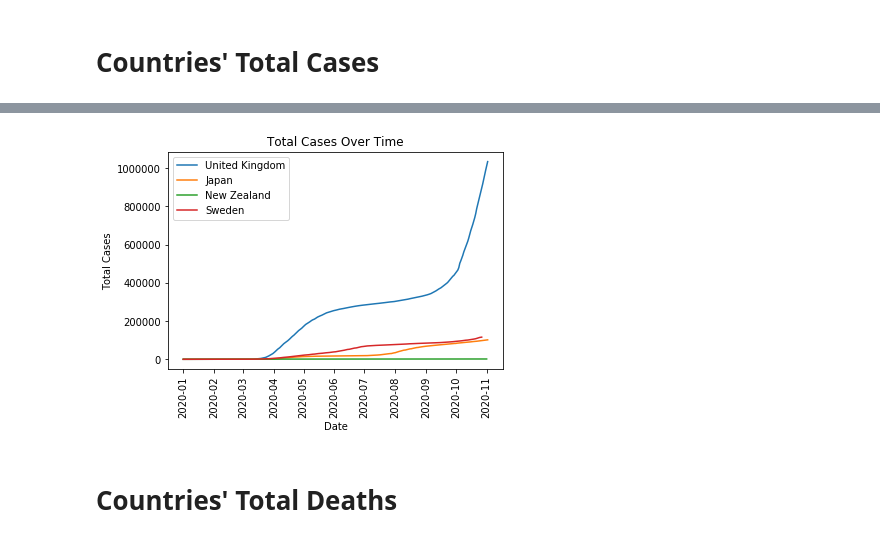
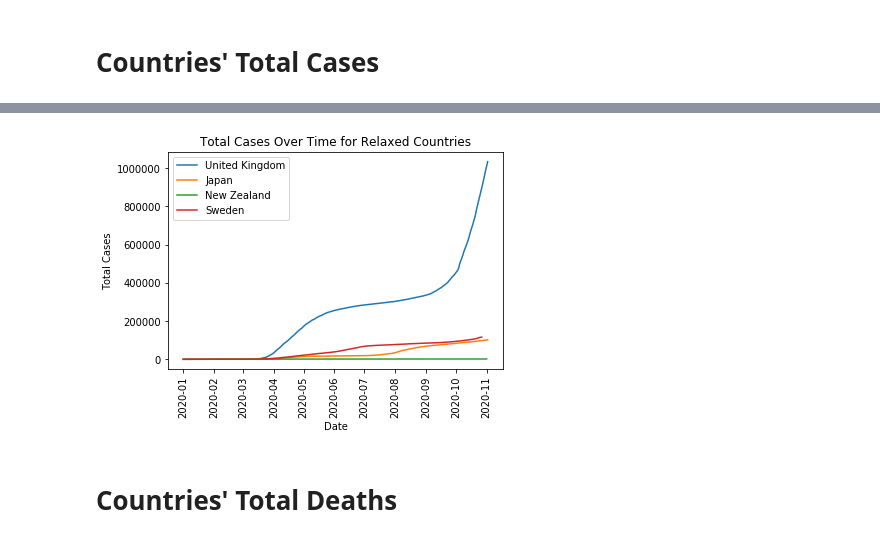
Before and after one commit to rejane-b/Project_1, a Jupyter notebook: Daily_Cases_Total_Cases.ipynb, the cells around one changed output, grey strips where cells are left out. Saved outputs shown, nothing was run; the diff lists cells and outputs as text; code cells hidden in the pictures.

```diff
--- a/Daily_Cases_Total_Cases.ipynb
+++ b/Daily_Cases_Total_Cases.ipynb
@@ -52,8 +38,6 @@ dtype: object
 # %% [markdown]
 # Countries' Total Cases
 # %%
-cases_df.set_index('CountryName')
-
 fig, ax = plt.subplots()
 
 brazil = cases_df.loc[cases_df['CountryName']=='Brazil']
@@ -69,9 +53,10 @@ italy = cases_df.loc[cases_df['CountryName']=='Italy']
 ax.plot(italy['Date'],italy['ConfirmedCases'],label='Italy')
 
 plt.xticks(rotation='vertical')
-plt.title('Confirmed Cases Over Time')
+plt.title('Confirmed Cases Over Time for Strict Countries')
 plt.xlabel('Date')
 plt.ylabel('Total Cases')
 plt.legend()
+plt.savefig('cases_time_strict.png')
 plt.show()
 # %% [output]
@@ -79,26 +64,27 @@ plt.show()
 # %%
 fig, ax = plt.subplots()
 
 uk = cases_df.loc[cases_df['CountryName']=='United Kingdom']
 ax.plot(uk['Date'],uk['ConfirmedCases'],label='United Kingdom')
 
 japan = cases_df.loc[cases_df['CountryName']=='Japan']
 ax.plot(japan['Date'],japan['ConfirmedCases'],label='Japan')
 
 nz = cases_df.loc[cases_df['CountryName']=='New Zealand']
 ax.plot(nz['Date'],nz['ConfirmedCases'],label='New Zealand')
 
 sweden = cases_df.loc[cases_df['CountryName']=='Sweden']
 ax.plot(sweden['Date'],sweden['ConfirmedCases'],label='Sweden')
 
 plt.xticks(rotation='vertical')
-plt.title('Total Cases Over Time')
+plt.title('Total Cases Over Time for Relaxed Countries')
 plt.xlabel('Date')
 plt.ylabel('Total Cases')
 plt.legend()
+plt.savefig('cases_time_relax.png')
 plt.show()
 # %% [output]
-[figure, old version]
+[figure, new version]
 # %% [markdown]
 # Countries' Total Deaths
 # %%
```
Also changed, not shown: parts of 13 cells of this notebook, 6 other files.
